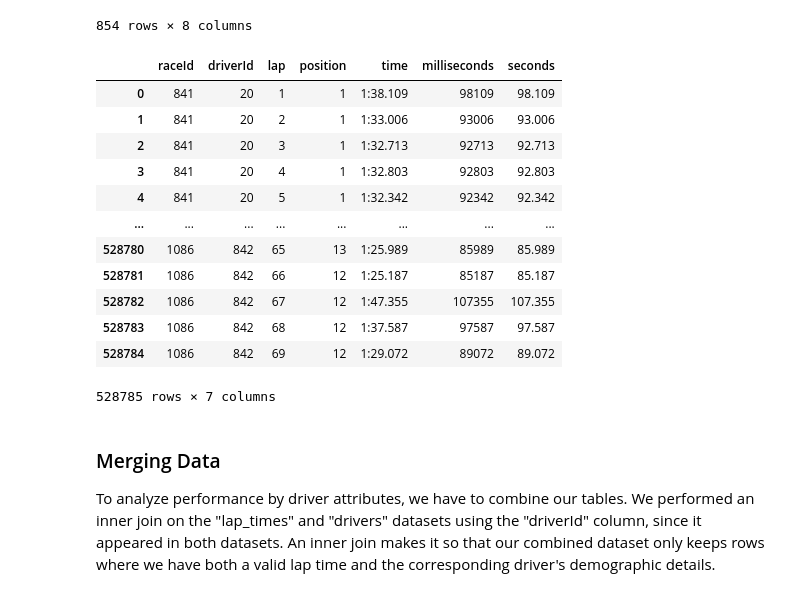
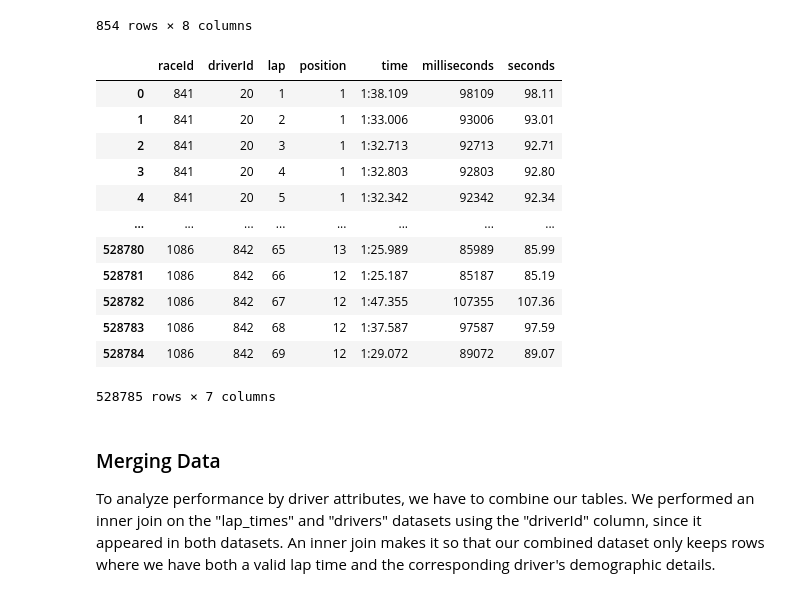
Before and after one commit to ElsaMathew-Lewis/F1_Statistical-Analysis_GroupProject, a Jupyter notebook: Group7_FinalProject_HTMLformatted.ipynb, the cells around one changed output. Cells and saved outputs as stored; diff of their text form; code cells hidden in the pictures.

```diff
--- a/Group7_FinalProject_HTMLformatted.ipynb
+++ b/Group7_FinalProject_HTMLformatted.ipynb
@@ -73,21 +73,21 @@ display(drivers)
 # %%
 # Clean the lap_times data set
 # Convert miliseconds into seconds
 lap_times['seconds'] = lap_times['milliseconds'] / 1000
-display(lap_times)
+display(lap_times.round(2))
 # %% [output]
 |  | raceId | driverId | lap | position | time | milliseconds | seconds |
-| 0 | 841 | 20 | 1 | 1 | 1:38.109 | 98109 | 98.109 |
-| 1 | 841 | 20 | 2 | 1 | 1:33.006 | 93006 | 93.006 |
-| 2 | 841 | 20 | 3 | 1 | 1:32.713 | 92713 | 92.713 |
-| 3 | 841 | 20 | 4 | 1 | 1:32.803 | 92803 | 92.803 |
-| 4 | 841 | 20 | 5 | 1 | 1:32.342 | 92342 | 92.342 |
+| 0 | 841 | 20 | 1 | 1 | 1:38.109 | 98109 | 98.11 |
+| 1 | 841 | 20 | 2 | 1 | 1:33.006 | 93006 | 93.01 |
+| 2 | 841 | 20 | 3 | 1 | 1:32.713 | 92713 | 92.71 |
+| 3 | 841 | 20 | 4 | 1 | 1:32.803 | 92803 | 92.80 |
+| 4 | 841 | 20 | 5 | 1 | 1:32.342 | 92342 | 92.34 |
 | ... | ... | ... | ... | ... | ... | ... | ... |
-| 528780 | 1086 | 842 | 65 | 13 | 1:25.989 | 85989 | 85.989 |
-| 528781 | 1086 | 842 | 66 | 12 | 1:25.187 | 85187 | 85.187 |
-| 528782 | 1086 | 842 | 67 | 12 | 1:47.355 | 107355 | 107.355 |
-| 528783 | 1086 | 842 | 68 | 12 | 1:37.587 | 97587 | 97.587 |
-| 528784 | 1086 | 842 | 69 | 12 | 1:29.072 | 89072 | 89.072 |
+| 528780 | 1086 | 842 | 65 | 13 | 1:25.989 | 85989 | 85.99 |
+| 528781 | 1086 | 842 | 66 | 12 | 1:25.187 | 85187 | 85.19 |
+| 528782 | 1086 | 842 | 67 | 12 | 1:47.355 | 107355 | 107.36 |
+| 528783 | 1086 | 842 | 68 | 12 | 1:37.587 | 97587 | 97.59 |
+| 528784 | 1086 | 842 | 69 | 12 | 1:29.072 | 89072 | 89.07 |
 528785 rows × 7 columns
 # %% [markdown]
 ### Merging Data
```
Also changed, not shown: parts of 5 cells of this notebook, 2 other files.
